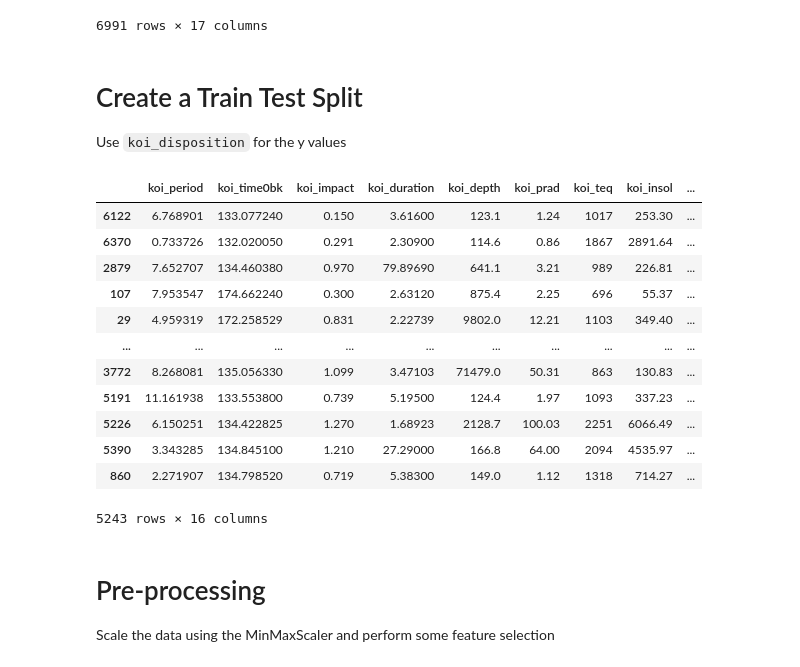
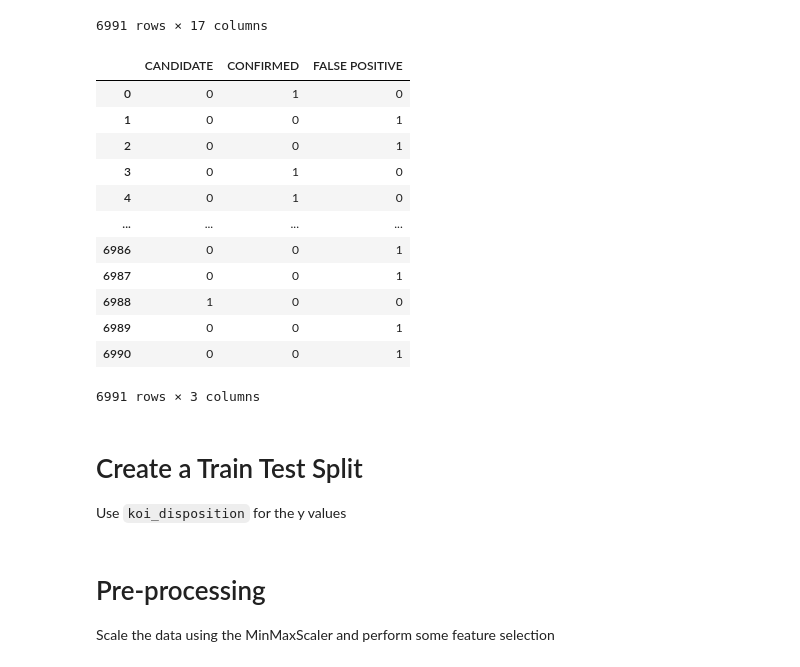
Before and after one commit to SamHoney71/machine-learning-challenge, a Jupyter notebook: model_1.ipynb, the cells around one changed output. Saved outputs shown, nothing was run; the diff lists cells and outputs as text; code cells hidden in the pictures.

```diff
--- a/model_1.ipynb
+++ b/model_1.ipynb
@@ -104,10 +104,26 @@ selected_features
 # %%
 target = selected_features['koi_disposition']
 data = selected_features.drop('koi_disposition', axis=1)
 
 X=data
-# y = pd.get_dummies(target)
-y=target
+y = pd.get_dummies(target)
+# y=target
+
+y
+# %% [output]
+|  | CANDIDATE | CONFIRMED | FALSE POSITIVE |
+| 0 | 0 | 1 | 0 |
+| 1 | 0 | 0 | 1 |
+| 2 | 0 | 0 | 1 |
+| 3 | 0 | 1 | 0 |
+| 4 | 0 | 1 | 0 |
+| ... | ... | ... | ... |
+| 6986 | 0 | 0 | 1 |
+| 6987 | 0 | 0 | 1 |
+| 6988 | 1 | 0 | 0 |
+| 6989 | 0 | 0 | 1 |
+| 6990 | 0 | 0 | 1 |
+6991 rows × 3 columns
 # %% [markdown]
 # Create a Train Test Split
 
@@ -116,21 +132,7 @@ Use `koi_disposition` for the y values
 from sklearn.model_selection import train_test_split
 X_train, X_test, y_train, y_test = train_test_split(X, y, random_state=42)
 
-X_train
+# X_test
-# %% [output]
-|  | koi_period | koi_time0bk | koi_impact | koi_duration | koi_depth | koi_prad | koi_teq | koi_insol | ... |
-| 6122 | 6.768901 | 133.077240 | 0.150 | 3.61600 | 123.1 | 1.24 | 1017 | 253.30 | ... |
-| 6370 | 0.733726 | 132.020050 | 0.291 | 2.30900 | 114.6 | 0.86 | 1867 | 2891.64 | ... |
-| 2879 | 7.652707 | 134.460380 | 0.970 | 79.89690 | 641.1 | 3.21 | 989 | 226.81 | ... |
-| 107 | 7.953547 | 174.662240 | 0.300 | 2.63120 | 875.4 | 2.25 | 696 | 55.37 | ... |
-| 29 | 4.959319 | 172.258529 | 0.831 | 2.22739 | 9802.0 | 12.21 | 1103 | 349.40 | ... |
-| ... | ... | ... | ... | ... | ... | ... | ... | ... | ... |
-| 3772 | 8.268081 | 135.056330 | 1.099 | 3.47103 | 71479.0 | 50.31 | 863 | 130.83 | ... |
-| 5191 | 11.161938 | 133.553800 | 0.739 | 5.19500 | 124.4 | 1.97 | 1093 | 337.23 | ... |
-| 5226 | 6.150251 | 134.422825 | 1.270 | 1.68923 | 2128.7 | 100.03 | 2251 | 6066.49 | ... |
-| 5390 | 3.343285 | 134.845100 | 1.210 | 27.29000 | 166.8 | 64.00 | 2094 | 4535.97 | ... |
-| 860 | 2.271907 | 134.798520 | 0.719 | 5.38300 | 149.0 | 1.12 | 1318 | 714.27 | ... |
-5243 rows × 16 columns
 # %% [markdown]
 # Pre-processing
 
```
Also changed, not shown: parts of 15 cells of this notebook.
